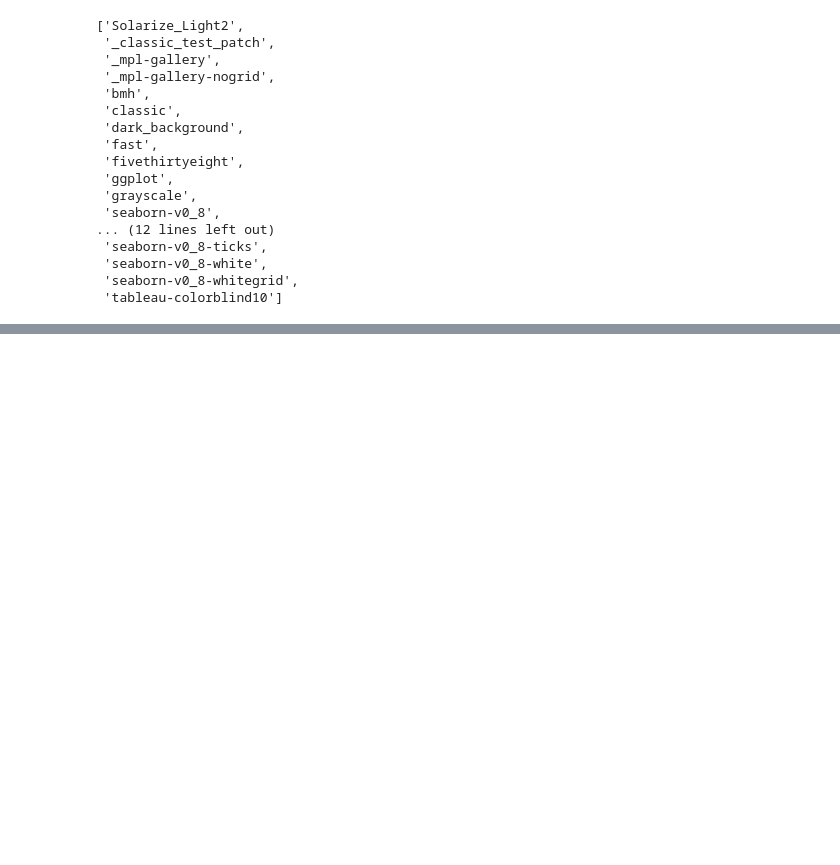
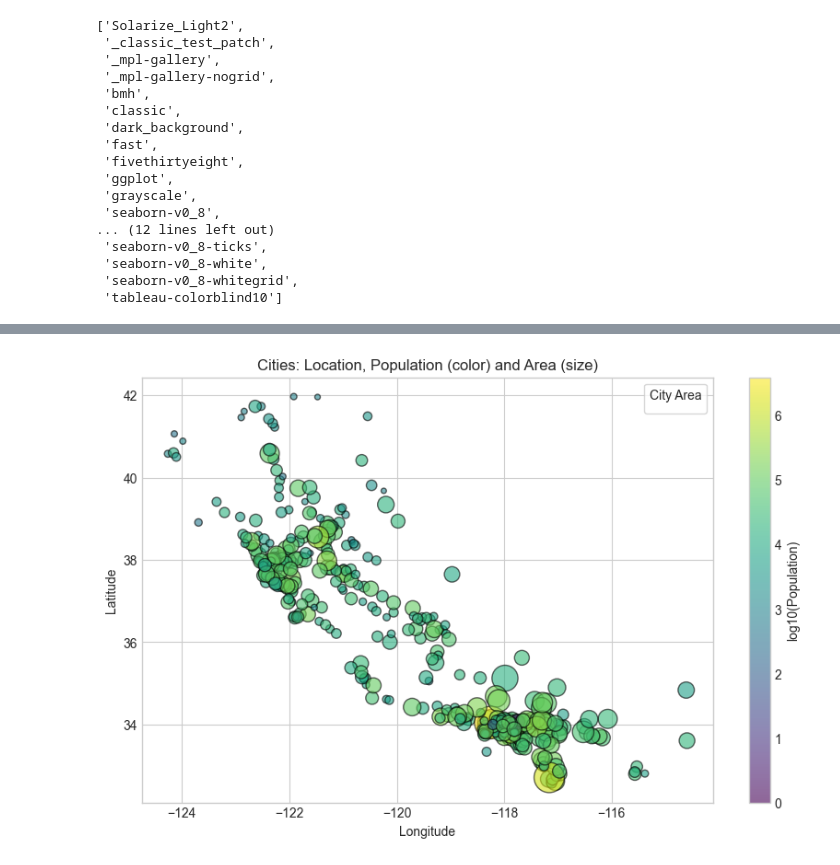
Before and after one commit to ntlong-NEU/KHDL_coban, a Jupyter notebook: Lesson_7_Visualization.ipynb, the cells around one changed output, grey strips where cells are left out. Drawn from its saved outputs; the diff is of its cells as text; code cells hidden in the pictures; blank space fills up the shorter version.

```diff
--- a/Lesson_7_Visualization.ipynb
+++ b/Lesson_7_Visualization.ipynb
@@ -29,0 +102,36 @@ plt.style.use('seaborn-v0_8-whitegrid')
+# %%
+import matplotlib.pyplot as plt
+import numpy as np
+
+# Tính log10 của population_total
+df["log_pop"] = np.log10(df["population_total"])
+
+# Scale size để dễ hiển thị (vd: nhân 10 hoặc căn bậc 0.5)
+size_factor = 18
+sizes = np.sqrt(df['area_total_km2'].fillna(0)) * size_factor
+
+
+plt.figure(figsize=(10, 6))
+sc = plt.scatter(
+    df["longd"],
+    df["latd"],
+    c=df["log_pop"],
+    s=sizes,
+    cmap="viridis",
+    alpha=0.6,
+    edgecolor="k"
+)
+plt.legend(
+    title="City Area",
+    scatterpoints=1,
+    frameon=True,
+    loc='upper right',
+    fontsize=10
+)
+plt.colorbar(sc, label="log10(Population)")
+plt.xlabel("Longitude")
+plt.ylabel("Latitude")
+plt.title("Cities: Location, Population (color) and Area (size)")
+plt.show()
+# %% [output]
+[figure, added]
```
Also changed, not shown: parts of 13 cells of this notebook, 3 other files.
